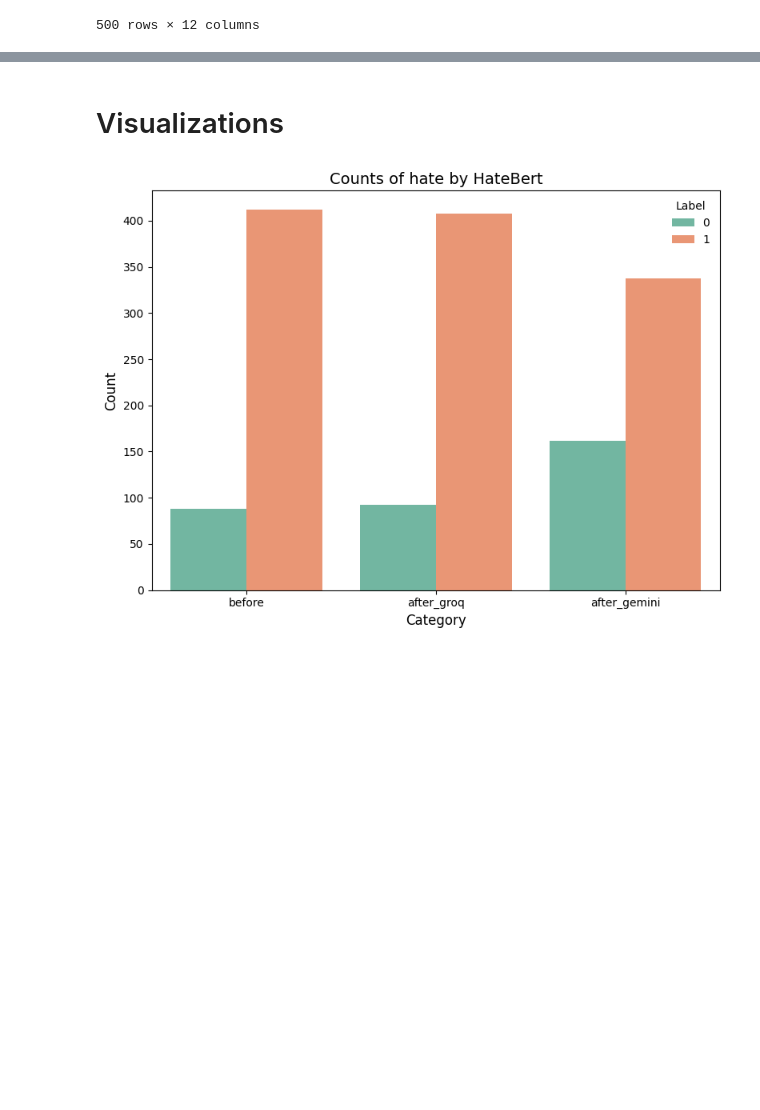
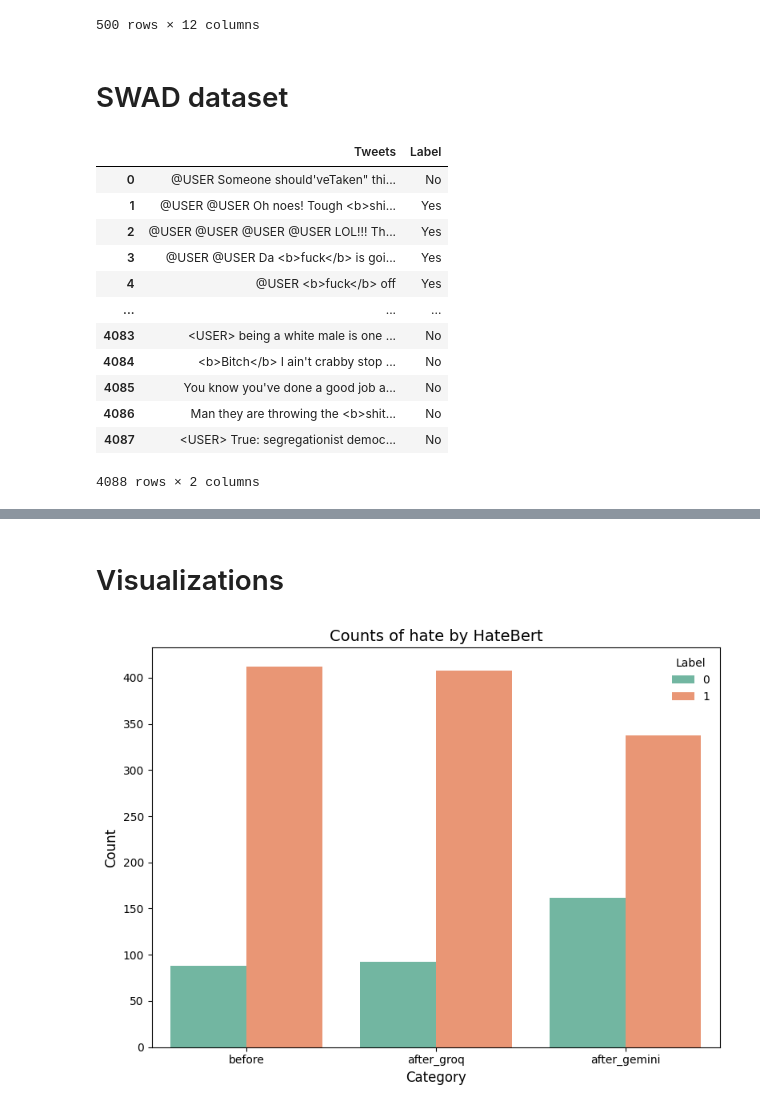
Before and after one commit to pinglainstitute/LLM-reviewtransformation, a Jupyter notebook: Notebooks/Twitter/twitter_transform.ipynb, the cells around one changed output, grey strips where cells are left out. Cells and saved outputs as stored; diff of their text form; code cells hidden in the pictures; blank space fills up the shorter version.

```diff
--- a/Notebooks/Twitter/twitter_transform.ipynb
+++ b/Notebooks/Twitter/twitter_transform.ipynb
@@ -245,3 +263,5 @@ df
 500 rows × 12 columns
 # %%
 df.to_csv("hatebert_labeled.csv", index=False)
+# %% [markdown]
+# SWAD dataset
@@ -247,0 +276,16 @@ df.to_csv("hatebert_labeled.csv", index=False)
+# %%
+swad
+# %% [output]
+|  | Tweets | Label |
+| 0 | @USER Someone should'veTaken" thi... | No |
+| 1 | @USER @USER Oh noes! Tough <b>shi... | Yes |
+| 2 | @USER @USER @USER @USER LOL!!! Th... | Yes |
+| 3 | @USER @USER Da <b>fuck</b> is goi... | Yes |
+| 4 | @USER <b>fuck</b> off | Yes |
+| ... | ... | ... |
+| 4083 | <USER> being a white male is one ... | No |
+| 4084 | <b>Bitch</b> I ain't crabby stop ... | No |
+| 4085 | You know you've done a good job a... | No |
+| 4086 | Man they are throwing the <b>shit... | No |
+| 4087 | <USER> True: segregationist democ... | No |
+4088 rows × 2 columns
```
Also changed, not shown: parts of 12 cells of this notebook, 9 other files.
